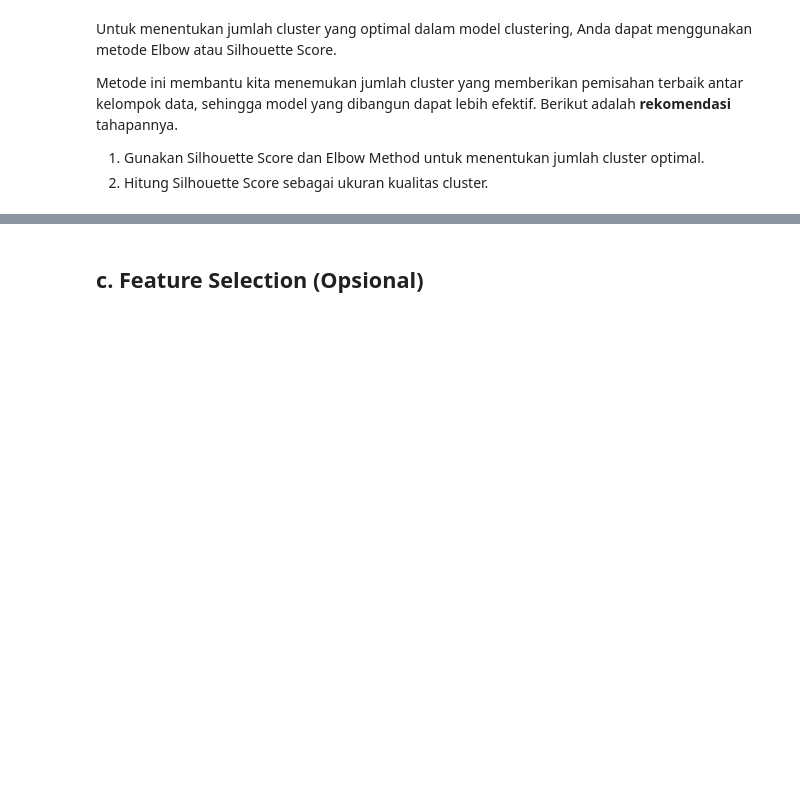
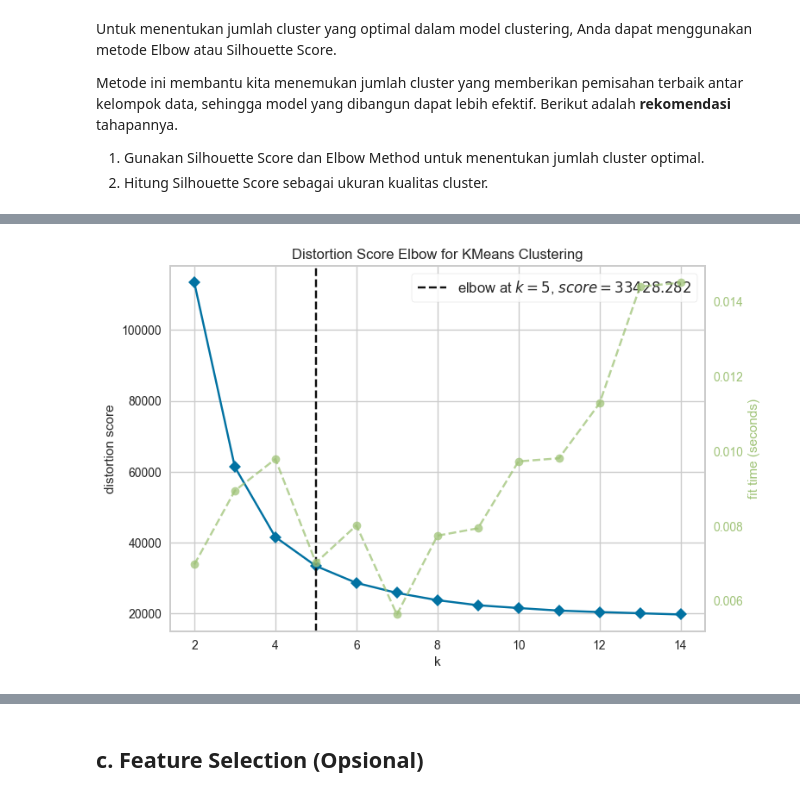
Before and after one commit to Akmal7604/Dicoding_Akmal, a Jupyter notebook: Project Akhir Machine Learning/Submission/[Clustering]_Submission_Akhir_BMLP_M_Akmal.ipynb, the cells around one changed output, grey strips where cells are left out. Drawn from its saved outputs; the diff is of its cells as text; code cells hidden in the pictures; blank space fills up the shorter version.

```diff
--- a/Project Akhir Machine Learning/Submission/[Clustering]_Submission_Akhir_BMLP_M_Akmal.ipynb
+++ b/Project Akhir Machine Learning/Submission/[Clustering]_Submission_Akhir_BMLP_M_Akmal.ipynb
@@ -494,0 +489,15 @@ dtype: float64
+# %%
+# Menjalankan K-Means Clustering dengan k=4
+k = 4
+kmeans = KMeans(n_clusters=k, random_state=42)
+kmeans.fit(features)
+
+# Mendapatkan label dari cluster
+labels = kmeans.labels_
+
+# Menambahkan label cluster ke DataFrame
+df['Cluster'] = labels
+
+# Menghitung Silhouette Score
+silhouette_avg = silhouette_score(features, labels)
+print(f'Silhouette Score untuk k={k}: {silhouette_avg}')
@@ -494,0 +508,66 @@ dtype: float64
+# %%
+
+
+# Load dataset
+data = pd.read_csv('processed_data.csv')
+
+# Pilih fitur untuk clustering
+features = [
+    'TransactionAmount',
+    'CustomerAge',
+    'AccountBalance',
+    'TransactionDuration',
+    'LoginAttempts',
+    'TransactionType',
+    'Location',
+    'Channel',
+    'CustomerOccupation'
+]
+
+# Ambil dan normalisasi fitur
+X_scaled = data[features].copy()
+
+# Uji Elbow Method untuk KMeans
+kmeans = KMeans(random_state=0)
+visualizer = KElbowVisualizer(kmeans, k=(2, 15))
+visualizer.fit(X_scaled)
+visualizer.show()
+optimal_k = 3
+
+# Terapkan PCA
+pca = PCA(n_components=2)
+X_pca = pca.fit_transform(X_scaled)
+
+# Melatih KMeans dengan menyesuaikan max_iter
+kmeans = KMeans(n_clusters=optimal_k, random_state=0, n_init=10, init='k-means++', max_iter=100)
+labels = kmeans.fit_predict(X_pca)
+
+# Hitung Silhouette Score
+silhouette_avg = silhouette_score(X_pca, labels)
+print(f'Silhouette Score setelah PCA untuk {optimal_k} cluster: {silhouette_avg:.2f}')
+
+# Visualisasi cluster dengan scatter plot
+plt.figure(figsize=(10, 6))
+plt.scatter(X_pca[:, 0], X_pca[:, 1], c=labels, cmap='viridis', s=50, alpha=0.6)
+plt.title('Visualisasi Clustering dengan KMeans')
+plt.xlabel('PC1')
+plt.ylabel('PC2')
+plt.colorbar(label='Cluster Label')
+plt.show()
+
+# Analisis karakteristik setiap cluster
+def analyze_clusters(X, labels, k):
+    print("\nAnalisis Karakteristik Setiap Cluster:")
+    for cluster_id in range(k):
+        cluster_data = X[labels == cluster_id]
+        mean_values = cluster_data.mean()
+        print(f"\nCluster {cluster_id + 1}:")
+        print(mean_values)
+
+analyze_clusters(X_scaled, labels, optimal_k)
+
+# Simpan hasilnya
+data['Cluster'] = labels
+data.to_csv('clustered_data.csv', index=False)
+# %% [output]
+[figure, added]
```
Also changed, not shown: parts of 53 cells of this notebook, 6 other files.
